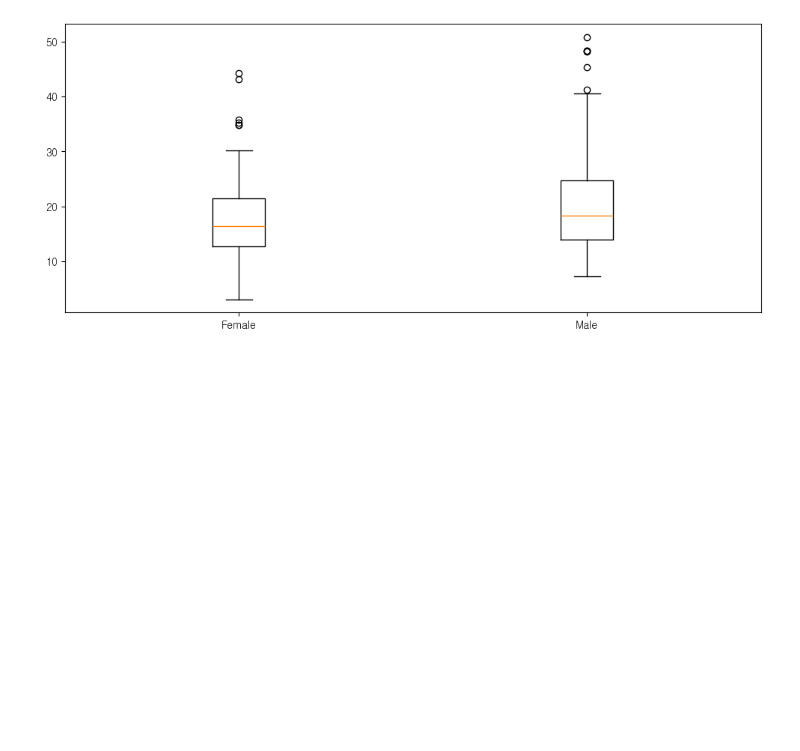
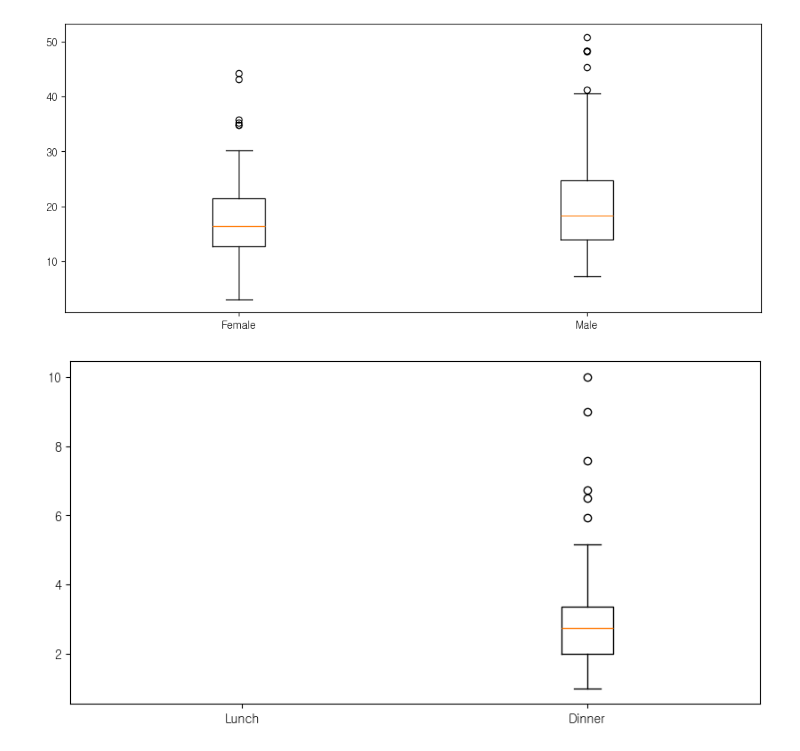
Before and after one commit to yleessam/hipython_rep, a Jupyter notebook: 17.시각화.ipynb, the cells around one changed output. Drawn from its saved outputs; the diff is of its cells as text; code cells hidden in the pictures; blank space fills up the shorter version.

```diff
--- a/17.시각화.ipynb
+++ b/17.시각화.ipynb
@@ -242,3 +242,13 @@ axes.boxplot(
 plt.show()
 # %% [output]
 [figure]
+# %%
+fig = plt.figure(figsize=[10,5])
+axes = fig.add_subplot(1,1,1)
+axes.boxplot(x=
+             [tips_df[(tips_df['day'] == 'Sat') & (tips_df['time'] == 'Lunch')]['tip'],
+              tips_df[(tips_df['day'] == 'Sat') & (tips_df['time'] == 'Dinner')]['tip']],
+             labels=["Lunch","Dinner"])
+plt.show()
+# %% [output]
+[figure, added]
```
Also changed, not shown: parts of 4 cells of this notebook.
